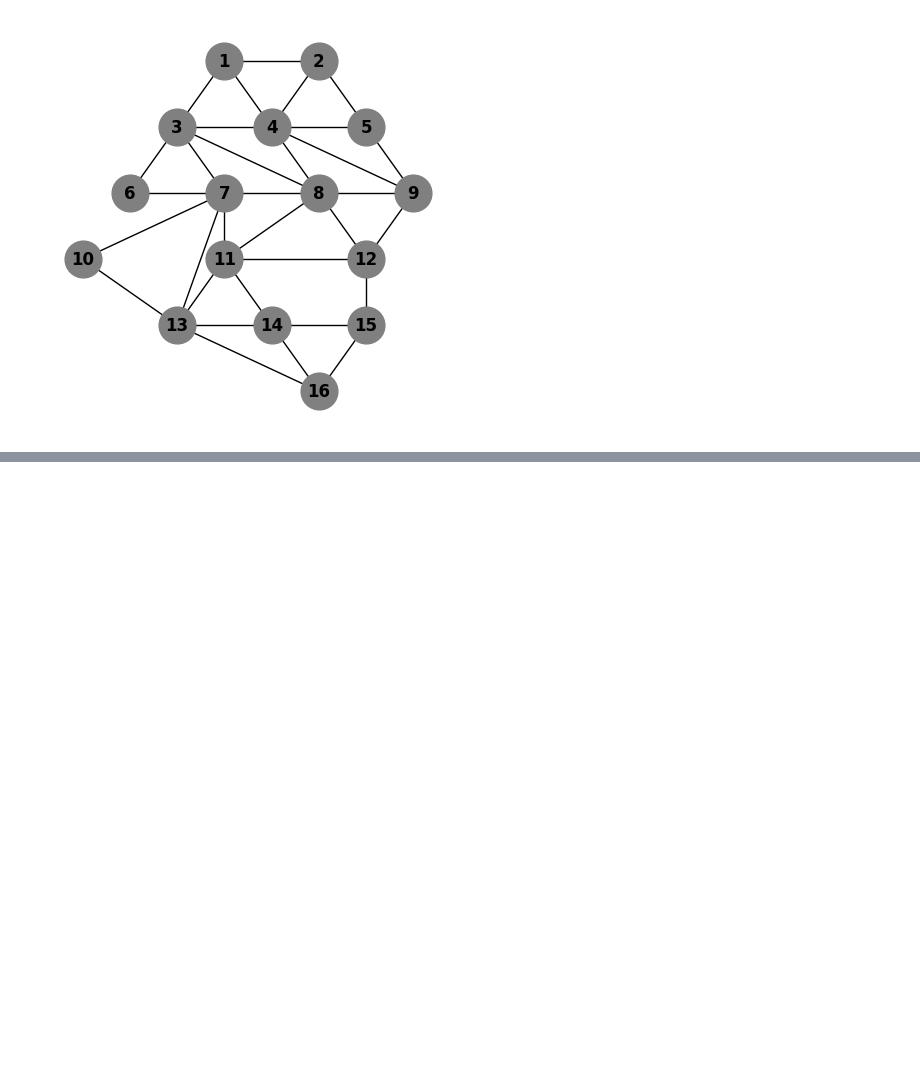
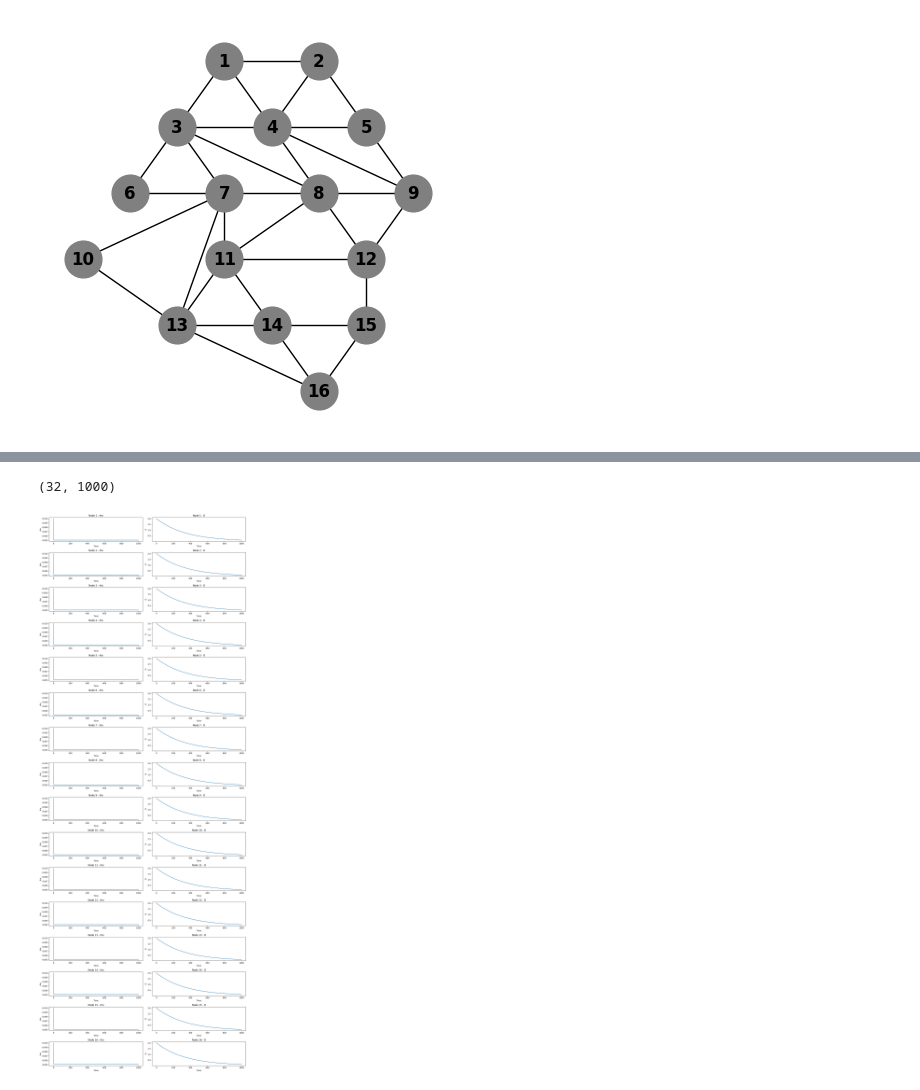
Before and after one commit to ChristianJFG/small_world_criminality, a Jupyter notebook: Networkx.ipynb, the cells around one changed output, grey strips where cells are left out. Cells and saved outputs as stored; diff of their text form; code cells hidden in the pictures; blank space fills up the shorter version.

```diff
--- a/Networkx.ipynb
+++ b/Networkx.ipynb
@@ -177,0 +268,26 @@ plt.show()
+# %%
+solution.y.shape
+# %% [output]
+(32, 1000)
+# %%
+t = solution.t
+y = solution.y.reshape(16, 2, -1)
+
+# Plot the results using subplots
+fig, axes = plt.subplots(16, 2, figsize=(15, 40))
+
+for i in range(16):
+    axes[i, 0].plot(t, y[i, 0])
+    axes[i, 0].set_xlabel('Time')
+    axes[i, 0].set_ylabel('rho')
+    axes[i, 0].set_title(f'Node {i + 1} - rho')
+
+    axes[i, 1].plot(t, y[i, 1])
+    axes[i, 1].set_xlabel('Time')
+    axes[i, 1].set_ylabel('O')
+    axes[i, 1].set_title(f'Node {i + 1} - O')
+
+plt.tight_layout()
+plt.show()
+# %% [output]
+[figure, added]
```
Also changed, not shown: parts of 18 cells of this notebook, 1 other file.
